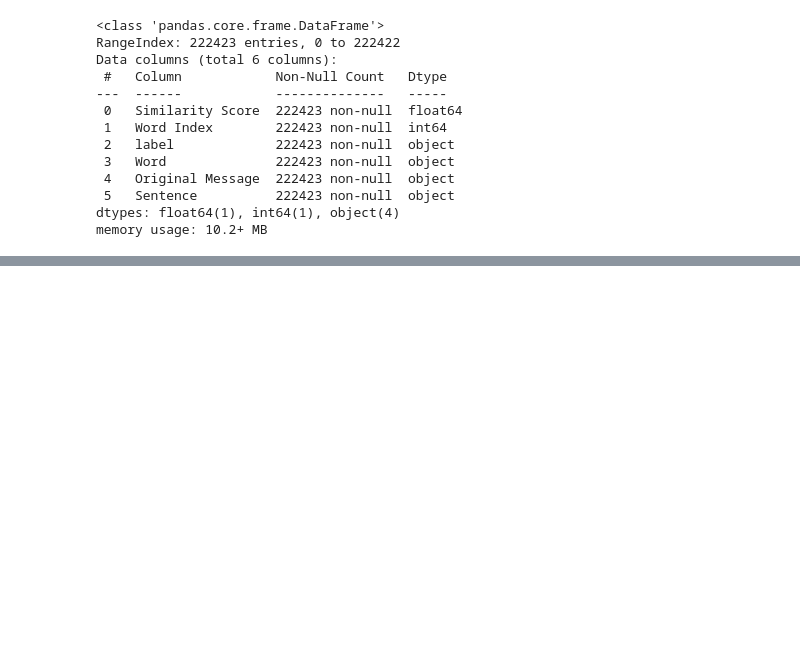
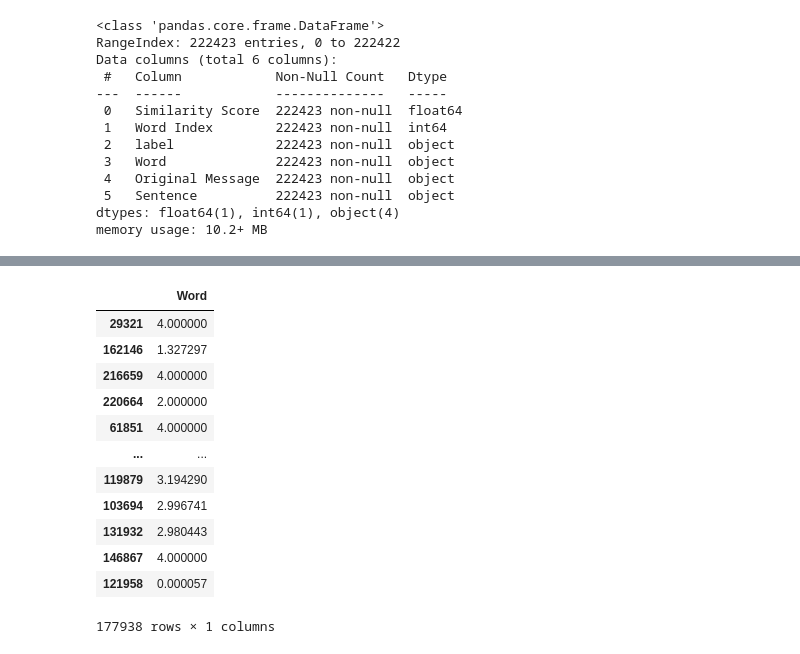
Before and after one commit to ehabsuliman/ROADWATCH, a Jupyter notebook: Road/RW.ipynb, the cells around one changed output, grey strips where cells are left out. Saved outputs shown, nothing was run; the diff lists cells and outputs as text; code cells hidden in the pictures; blank space fills up the shorter version.

```diff
--- a/Road/RW.ipynb
+++ b/Road/RW.ipynb
@@ -431,0 +432,16 @@ X_train, X_test, y_train, y_test = train_test_split(X, y, test_size=0.2, random_
+# %%
+X_train_encoded
+# %% [output]
+|  | Word |
+| 29321 | 4.000000 |
+| 162146 | 1.327297 |
+| 216659 | 4.000000 |
+| 220664 | 2.000000 |
+| 61851 | 4.000000 |
+| ... | ... |
+| 119879 | 3.194290 |
+| 103694 | 2.996741 |
+| 131932 | 2.980443 |
+| 146867 | 4.000000 |
+| 121958 | 0.000057 |
+177938 rows × 1 columns
```
Also changed, not shown: parts of 20 cells of this notebook.
